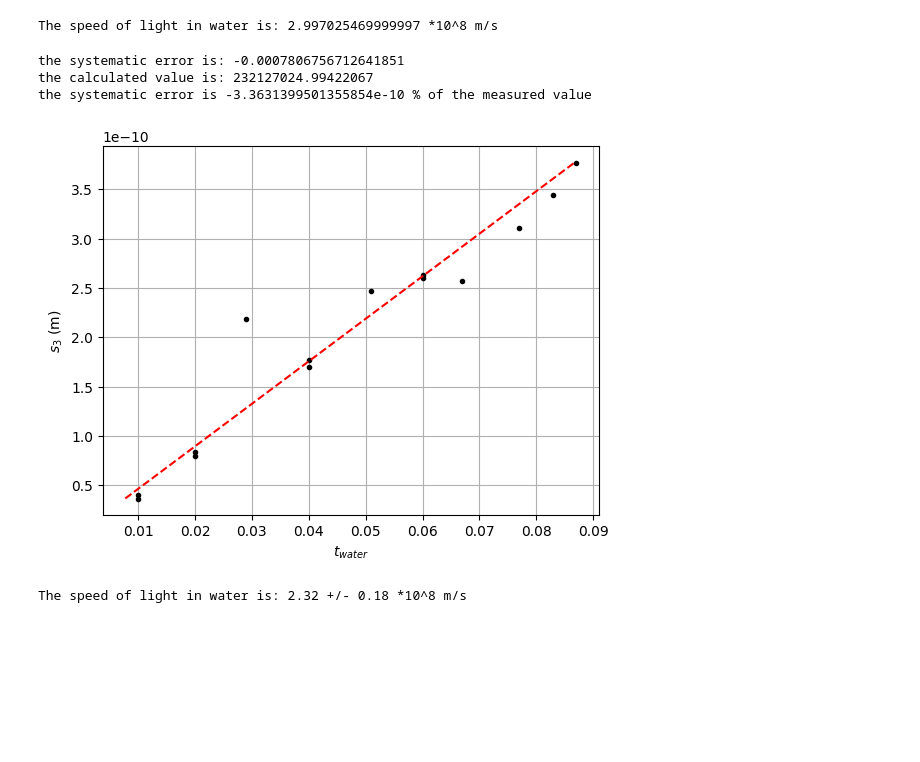
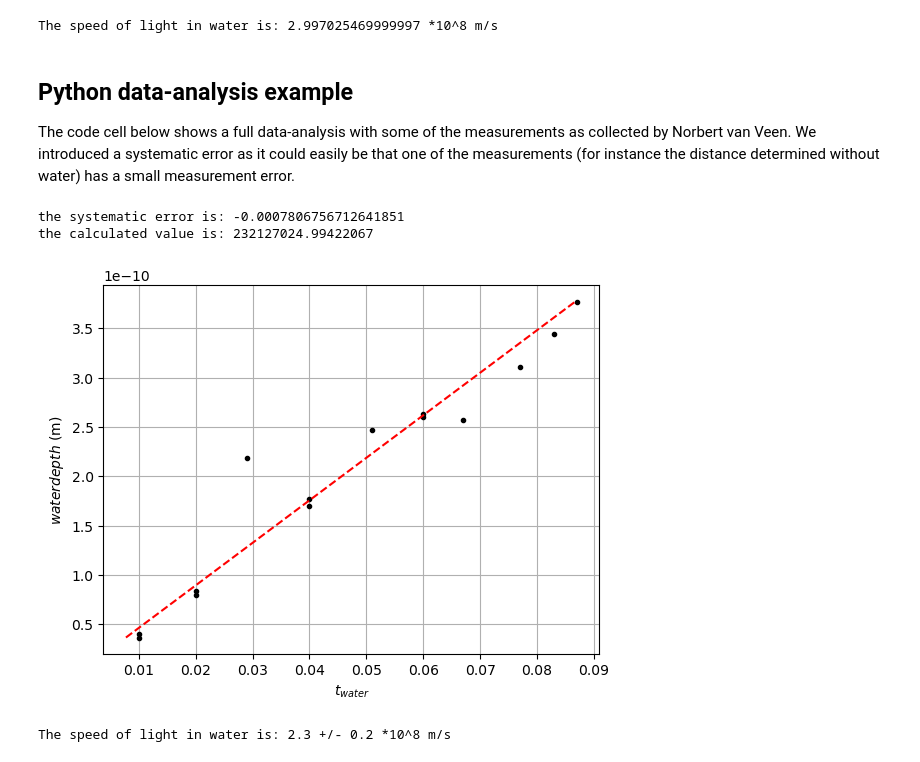
Before and after one commit to TeachBooks/Showing-Physics, a Jupyter notebook: book/demos/demo62/demo62.ipynb, the cells around one changed output. Drawn from its saved outputs; the diff is of its cells as text; code cells hidden in the pictures; blank space fills up the shorter version.

```diff
--- a/book/demos/demo62/demo62.ipynb
+++ b/book/demos/demo62/demo62.ipynb
@@ -119,6 +119,9 @@ c_water = s3/t_water
 print("The speed of light in water is:", c_water*1e-8, "*10^8 m/s")
 # %% [output]
 The speed of light in water is: 2.997025469999997 *10^8 m/s
+# %% [markdown]
+## Python data-analysis example
+The code cell below shows a full data-analysis with some of the measurements as collected by Norbert van Veen. We introduced a systematic error as it could easily be that one of the measurements (for instance the distance determined without water) has a small measurement error.
 # %%
 import numpy as np
 import matplotlib.pyplot as plt
@@ -138,40 +141,40 @@ s2 = np.array([29,28,53.5,52.5,51.5,57.3,26,24,39,38,36,34,60,57.7])*1e-2
 s3 = s1 - s2
 t_water = (s4-s2)/c_air
 c_water = s3/t_water
 
 #printing the water array - uncomment if you want to use it
 #print(c_water)
 
-#finding the systematic error using curve_fit
+#using curve_fit to find the speed of light in water and a possible systematic error
 def c_w(t,c_w,sys_err):
     return c_w*t + sys_err
 
 var, cov = curve_fit(c_w,t_water,s3)
 
-print('the systematic error is:', var[1]) #printing the systematic error
-print('the calculated value is:', var[0]) #printing the calculated value
-print('the systematic error is', (var[1]/var[0])*100, '% of the measured value') #printing the relation of the two
+#printing the values from the curve fit
+print('the systematic error is:', var[1])
+print('the calculated value is:', var[0])
+
 
 #defining arrays to plot the fitted values against the measured values
 x_test = np.linspace(min(t_water),max(t_water),1000)
 y_test = c_w(x_test,*var)
 
-#plot of s3 versus t_water
+#plot of the water depth versus t_water
 plt.figure()
 
 plt.plot(s3,t_water,'k.')
 plt.plot(y_test,x_test,'r--')
 
-plt.ylabel('$s_{3}$ (m)')
+plt.ylabel('$waterdepth$ (m)')
 plt.xlabel('$t_{water}$')
 plt.grid()
 
 plt.show()
 
-print('The speed of light in water is:',round(var[0]*1e-8,2),'+/-',round(np.sqrt(cov[0,0])*1e-8,2),'*10^8 m/s')
+print('The speed of light in water is:',round(var[0]*1e-8,1),'+/-',round(np.sqrt(cov[0,0])*1e-8,1),'*10^8 m/s')
 # %% [output]
 the systematic error is: -0.0007806756712641851
 the calculated value is: 232127024.99422067
-the systematic error is -3.3631399501355854e-10 % of the measured value
-[figure, old version]
+[figure, new version]
-The speed of light in water is: 2.32 +/- 0.18 *10^8 m/s
+The speed of light in water is: 2.3 +/- 0.2 *10^8 m/s
```
Also changed, not shown: 1 other file.
